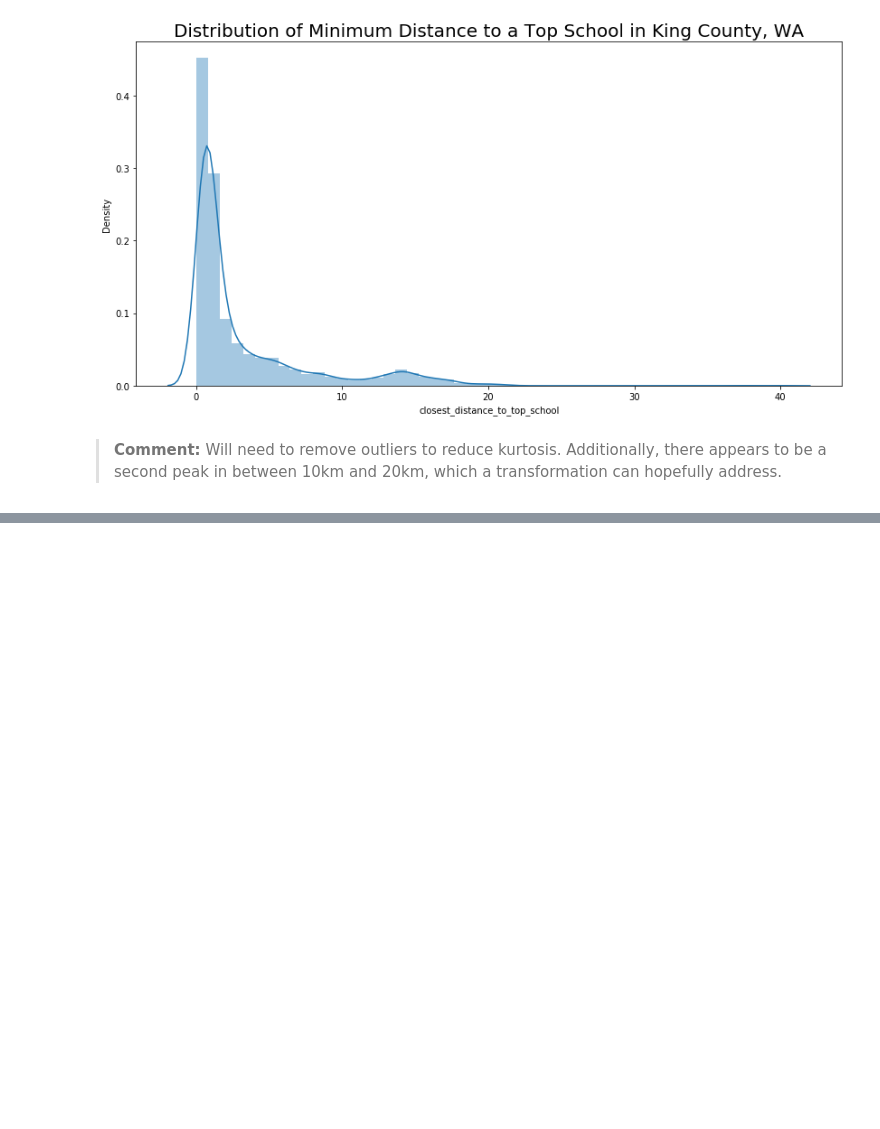
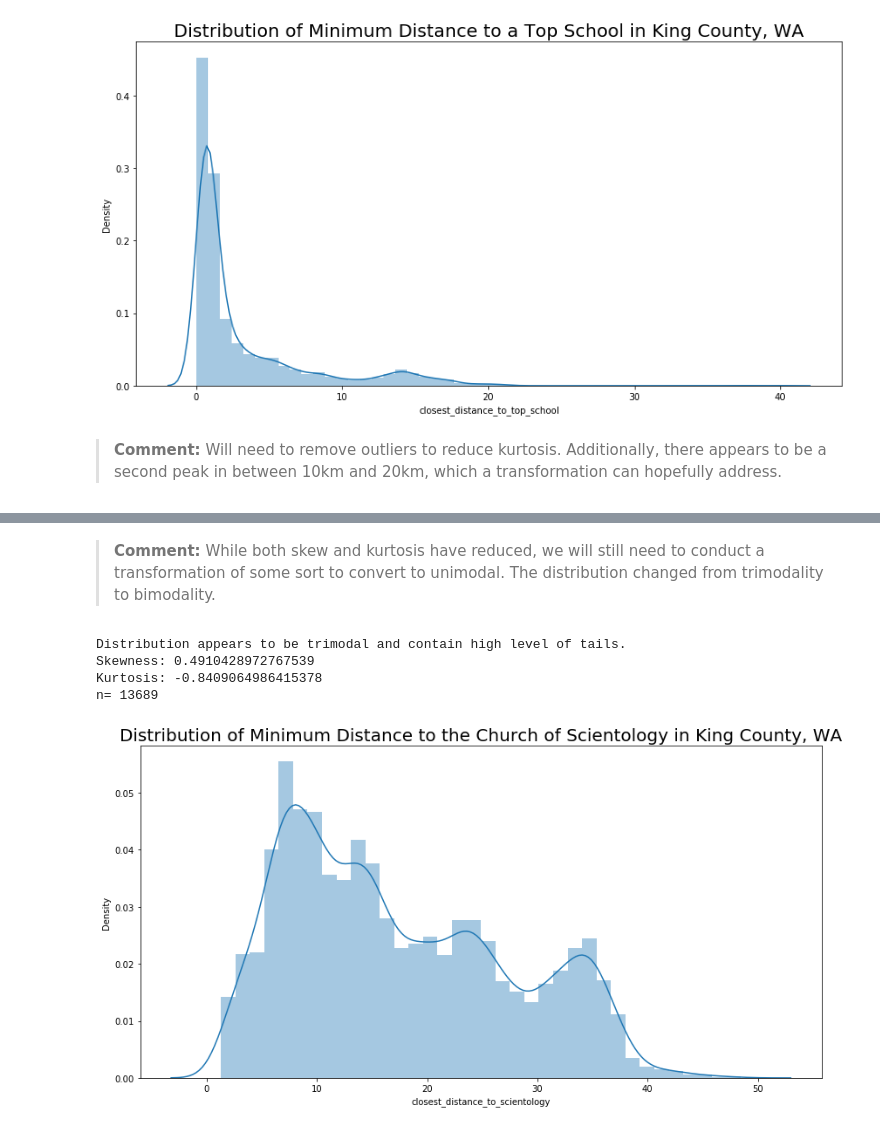
Before and after one commit to dtunnicliffe/house-price-regression-project, a Jupyter notebook: Finalizing Model with Master .csv.ipynb, the cells around one changed output, grey strips where cells are left out. Drawn from its saved outputs; the diff is of its cells as text; code cells hidden in the pictures; blank space fills up the shorter version.

```diff
--- a/Finalizing Model with Master .csv.ipynb
+++ b/Finalizing Model with Master .csv.ipynb
@@ -131,0 +192,16 @@ n= 17495
+# %% [markdown]
+> **Comment:** While both skew and kurtosis have reduced, we will still need to conduct a transformation of some sort to convert to unimodal. The distribution changed from trimodality to bimodality.
+# %%
+plt.figure(figsize=(14,7))
+sns.distplot(df_train['closest_distance_to_scientology'])
+plt.title("Distribution of Minimum Distance to the Church of Scientology in King County, WA", fontsize=20);
+print("Distribution appears to be trimodal and contain high level of tails.")
+print("Skewness:", df_train['closest_distance_to_scientology'].skew())
+print("Kurtosis:", df_train['closest_distance_to_scientology'].kurt())
+print("n=",len(df_train['closest_distance_to_scientology']))
+# %% [output]
+Distribution appears to be trimodal and contain high level of tails.
+Skewness: 0.4910428972767539
+Kurtosis: -0.8409064986415378
+n= 13689
+[figure, added]
```
Also changed, not shown: parts of 34 cells of this notebook.
